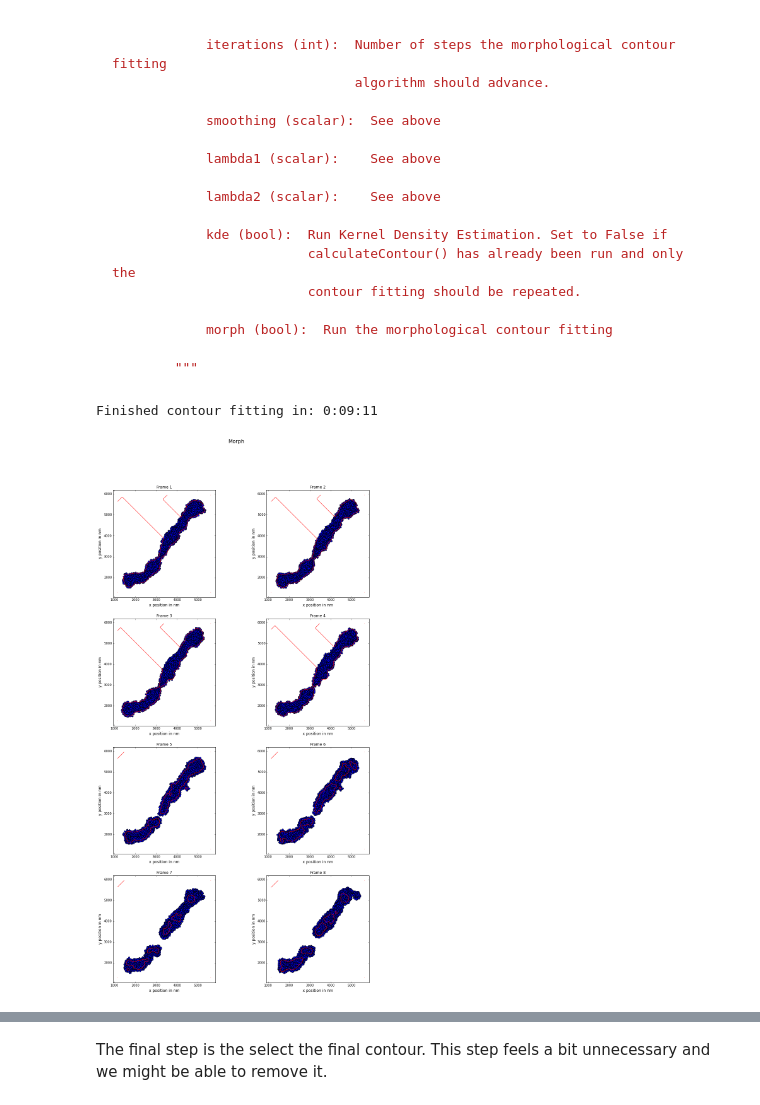
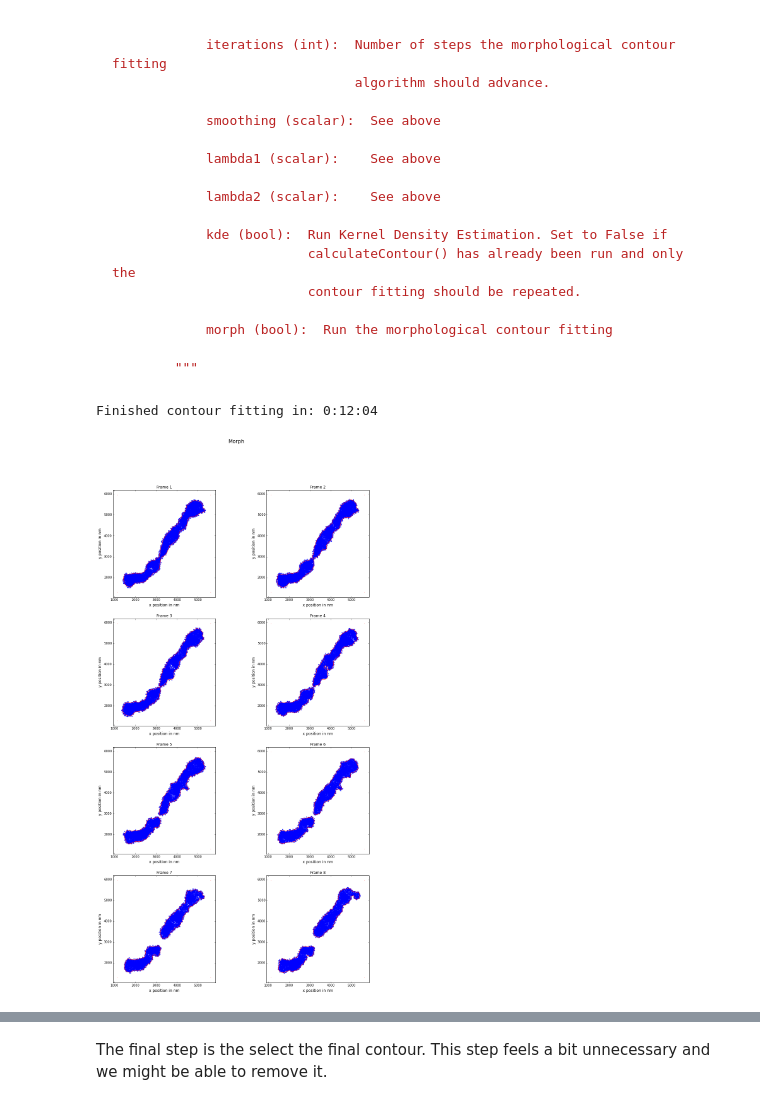
Before and after one commit to nberliner/PointObject, a Jupyter notebook: examples/A short introduction to PointObject.ipynb, the cells around one changed output, grey strips where cells are left out. Drawn from its saved outputs; the diff is of its cells as text; code cells hidden in the pictures.

````diff
--- a/examples/A short introduction to PointObject.ipynb
+++ b/examples/A short introduction to PointObject.ipynb
@@ -348,10 +350,7 @@ Here the docstring:
         """
 ```
 # %%
-mito.calculateContour(smoothing=1, lambda1=1, lambda2=3, kde=False, iterations=2000)
+mito.calculateContour(smoothing=1, lambda1=5, lambda2=1, kde=False, iterations=2000)
 # %% [output]
-Finished contour fitting in: 0:09:11
+Finished contour fitting in: 0:12:04
+[figure, added]
-# %%
-mito.contour._plotMorph() # Remove in the next run!!!
-# %% [output]
-[figure, removed]
````
Also changed, not shown: parts of 14 cells of this notebook.
